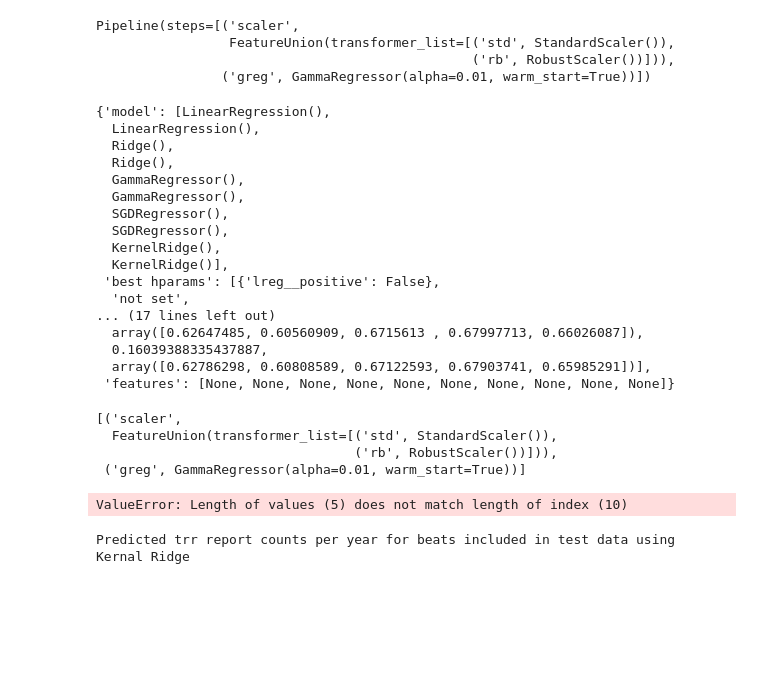
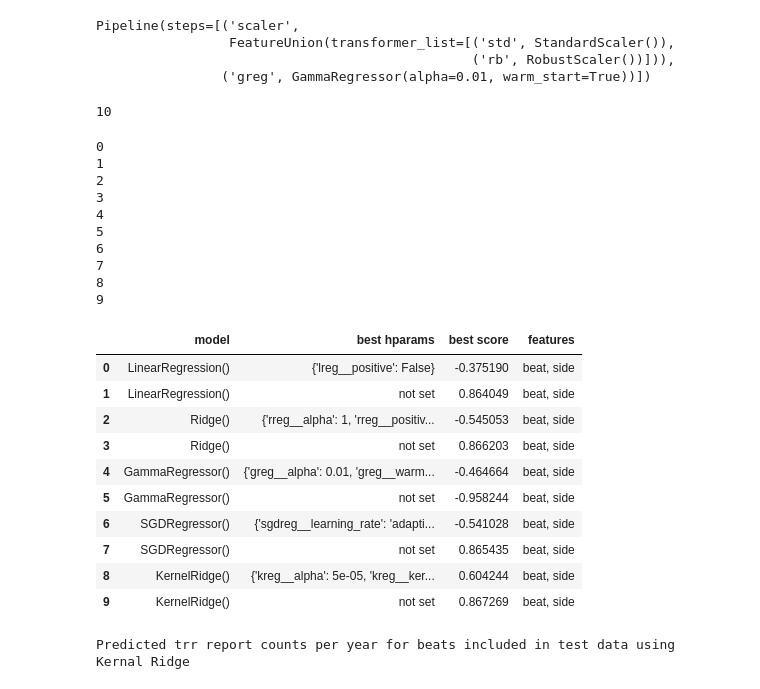
Before and after one commit to ShaliniR8/WiseKingfishers, a Jupyter notebook: cpdbML.ipynb, the cells around one changed output. Saved outputs shown, nothing was run; the diff lists cells and outputs as text; code cells hidden in the pictures; blank space fills up the shorter version.

```diff
--- a/cpdbML.ipynb
+++ b/cpdbML.ipynb
@@ -362,33 +362,10 @@ Pipeline(steps=[('scaler',
                  FeatureUnion(transformer_list=[('std', StandardScaler()),
                                                 ('rb', RobustScaler())])),
                 ('greg', GammaRegressor(alpha=0.01, warm_start=True))])
-# %%
-results1
-# %% [output]
-{'model': [LinearRegression(),
-  LinearRegression(),
-  Ridge(),
-  Ridge(),
-  GammaRegressor(),
-  GammaRegressor(),
-  SGDRegressor(),
-  SGDRegressor(),
-  KernelRidge(),
-  KernelRidge()],
- 'best hparams': [{'lreg__positive': False},
-  'not set',
-... (17 lines left out)
-  array([0.62647485, 0.60560909, 0.6715613 , 0.67997713, 0.66026087]),
-  0.16039388335437887,
-  array([0.62786298, 0.60808589, 0.67122593, 0.67903741, 0.65985291])],
- 'features': [None, None, None, None, None, None, None, None, None, None]}
-# %%
-pipelines[4].steps
-# %% [output]
-[('scaler',
-  FeatureUnion(transformer_list=[('std', StandardScaler()),
-                                 ('rb', RobustScaler())])),
- ('greg', GammaRegressor(alpha=0.01, warm_start=True))]
+# %%
+len(pipelines)
+# %% [output]
+10
 # %%
 def get_counts(est, X_test, y_test, years):
     y_pred = pd.DataFrame(est.predict(X_test)).rename(columns={0: 'count'})
@@ -414,15 +391,35 @@ def get_counts(est, X_test, y_test, years):
 # %%
 corrected_results = []
 df_pred, df_actual = None, None
 for i in range(len(pipelines)):
     df_pred, df_actual, years, score = get_counts(pipelines[i], X_test, y_test, years)
     corrected_results.append(score)
 resultdf['best score'] = corrected_results
-resultdf['features'] = ["beat, side"]*5
+resultdf['features'] = ["beat, side"]*10
 resultdf.to_csv("results\\result1.csv")
 resultdf
 # %% [output]
-ValueError: Length of values (5) does not match length of index (10)
+0
+1
+2
+3
+4
+5
+6
+7
+8
+9
+|  | model | best hparams | best score | features |
+| 0 | LinearRegression() | {'lreg__positive': False} | -0.375190 | beat, side |
+| 1 | LinearRegression() | not set | 0.864049 | beat, side |
+| 2 | Ridge() | {'rreg__alpha': 1, 'rreg__positiv... | -0.545053 | beat, side |
+| 3 | Ridge() | not set | 0.866203 | beat, side |
+| 4 | GammaRegressor() | {'greg__alpha': 0.01, 'greg__warm... | -0.464664 | beat, side |
+| 5 | GammaRegressor() | not set | -0.958244 | beat, side |
+| 6 | SGDRegressor() | {'sgdreg__learning_rate': 'adapti... | -0.541028 | beat, side |
+| 7 | SGDRegressor() | not set | 0.865435 | beat, side |
+| 8 | KernelRidge() | {'kreg__alpha': 5e-05, 'kreg__ker... | 0.604244 | beat, side |
+| 9 | KernelRidge() | not set | 0.867269 | beat, side |
 # %%
 print("Predicted trr report counts per year for beats included in test data using Kernal Ridge")
 barNS(df_pred, years, "predicted")
```
Also changed, not shown: 1 other file.
